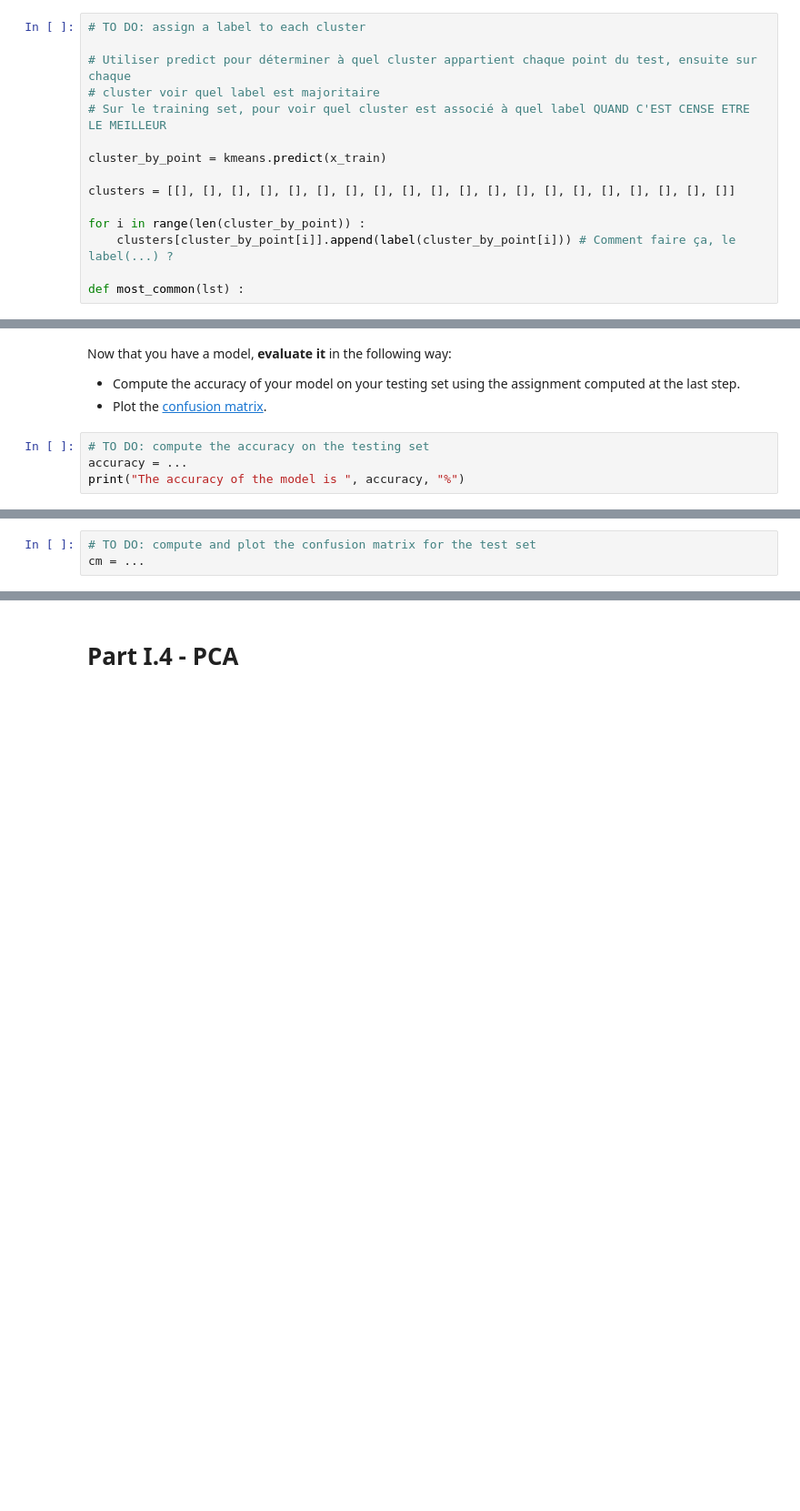
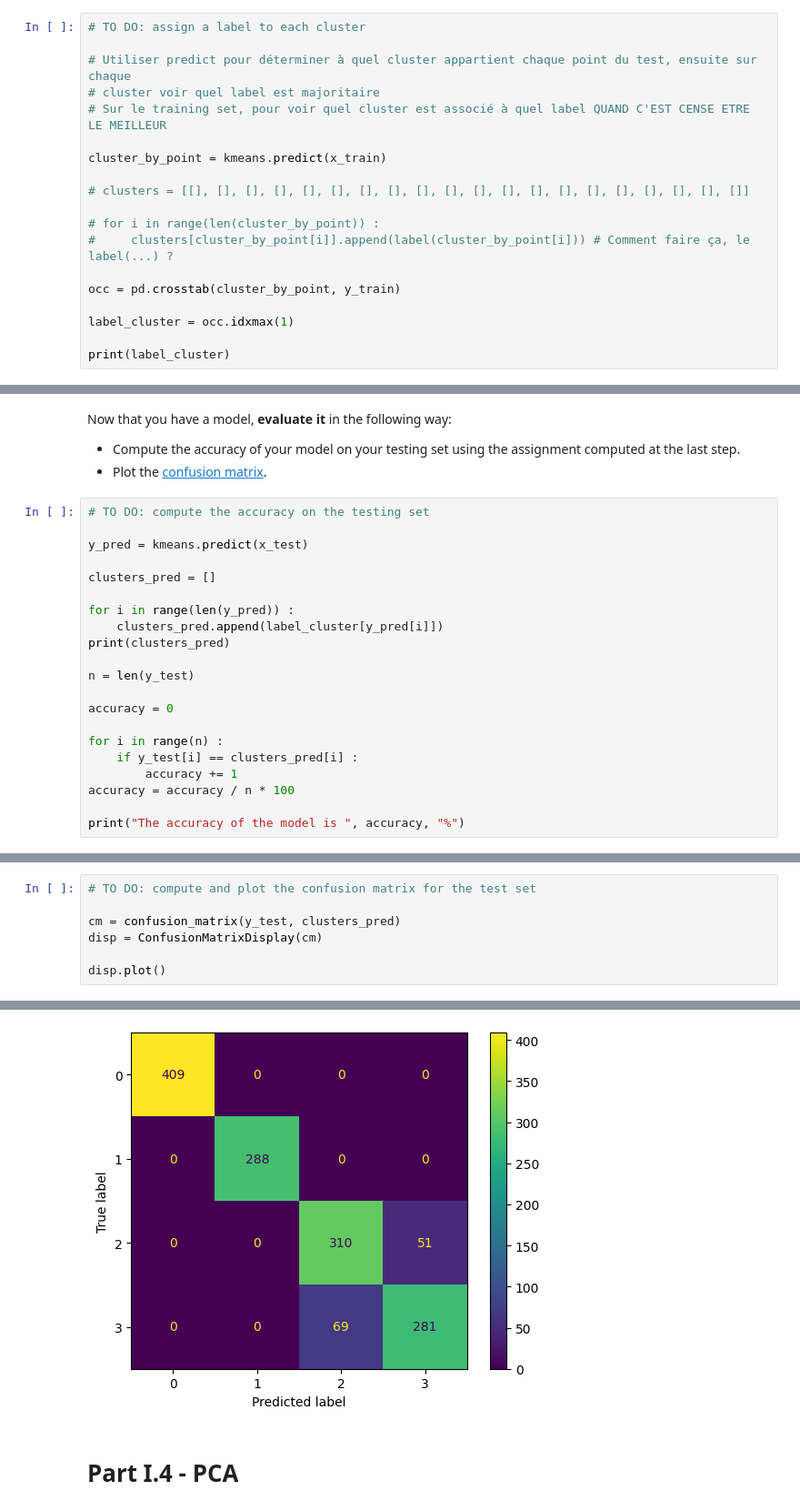
Before and after one commit to Johnny-prog270/Hackaton, a Jupyter notebook: hackathon_etudiant.ipynb, the cells around one changed output, grey strips where cells are left out. Shown at 91% size. Cells and saved outputs as stored; diff of their text form; blank space fills up the shorter version.

```diff
--- a/hackathon_etudiant.ipynb
+++ b/hackathon_etudiant.ipynb
@@ -433,9 +487,13 @@ In order to transform a clustering model into a classifier, we need to assign ea
 
 cluster_by_point = kmeans.predict(x_train)
 
-clusters = [[], [], [], [], [], [], [], [], [], [], [], [], [], [], [], [], [], [], [], []]
+# clusters = [[], [], [], [], [], [], [], [], [], [], [], [], [], [], [], [], [], [], [], []]
 
-for i in range(len(cluster_by_point)) :
-    clusters[cluster_by_point[i]].append(label(cluster_by_point[i])) # Comment faire ça, le label(...) ?
+# for i in range(len(cluster_by_point)) :
+#     clusters[cluster_by_point[i]].append(label(cluster_by_point[i])) # Comment faire ça, le label(...) ?
 
-def most_common(lst) :
+occ = pd.crosstab(cluster_by_point, y_train)
+
+label_cluster = occ.idxmax(1)
+
+print(label_cluster)
@@ -457,5 +533,22 @@ Now that you have a model, **evaluate it** in the following way:
 - Plot the [confusion matrix](https://en.wikipedia.org/wiki/Confusion_matrix).
 # %%
 # TO DO: compute the accuracy on the testing set
-accuracy = ...
+
+y_pred = kmeans.predict(x_test)
+
+clusters_pred = []
+
+for i in range(len(y_pred)) :
+    clusters_pred.append(label_cluster[y_pred[i]])
+print(clusters_pred)
+
+n = len(y_test)
+
+accuracy = 0
+
+for i in range(n) :
+    if y_test[i] == clusters_pred[i] :
+        accuracy += 1
+accuracy = accuracy / n * 100
+
 print("The accuracy of the model is ", accuracy, "%")
@@ -462,3 +558,8 @@ print("The accuracy of the model is ", accuracy, "%")
 # %%
 # TO DO: compute and plot the confusion matrix for the test set
-cm = ...
+
+cm = confusion_matrix(y_test, clusters_pred)
+disp = ConfusionMatrixDisplay(cm)
+
+disp.plot()
+# %% [output]
@@ -465,3 +567,4 @@ cm = ...
+[figure, added]
 # %% [markdown]
 # **Part I.4 - PCA**
 # %% [markdown]
```
Also changed, not shown: parts of 12 cells of this notebook.
